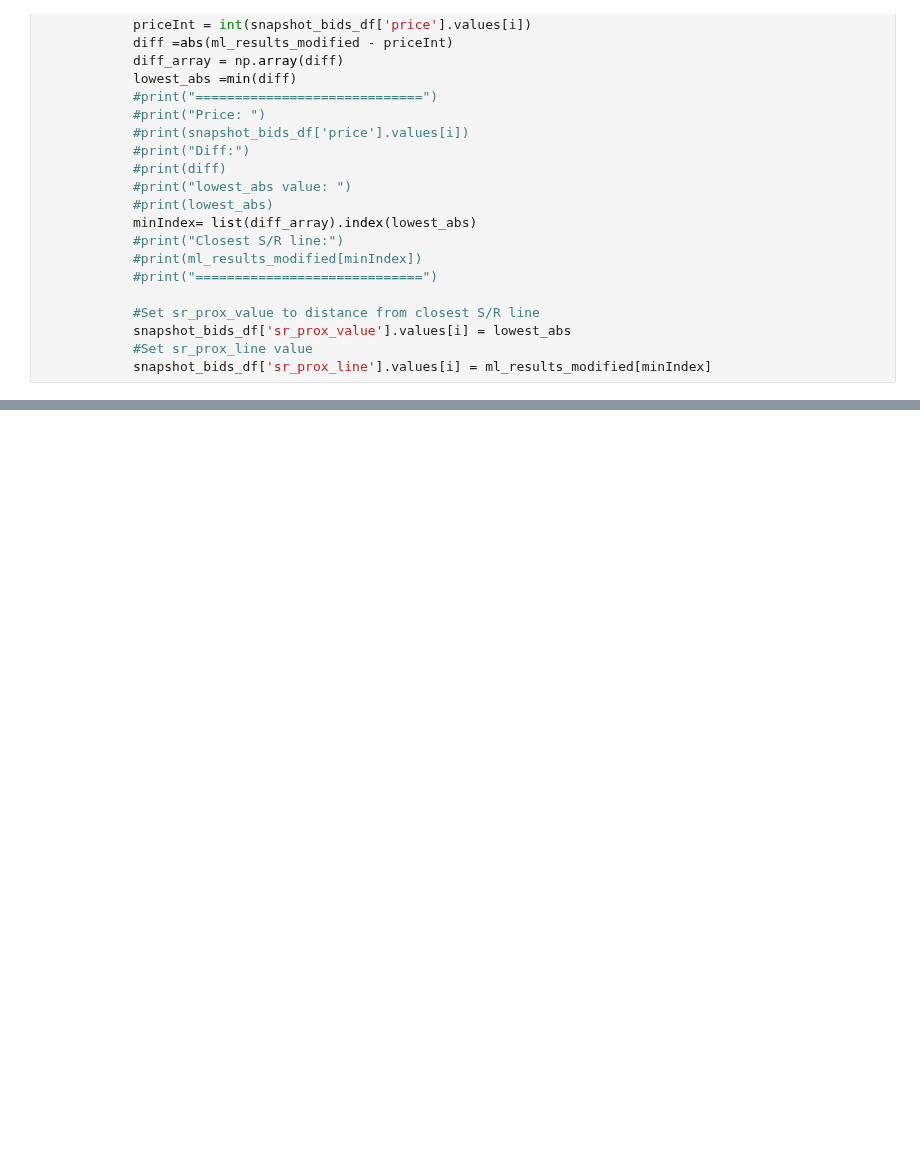
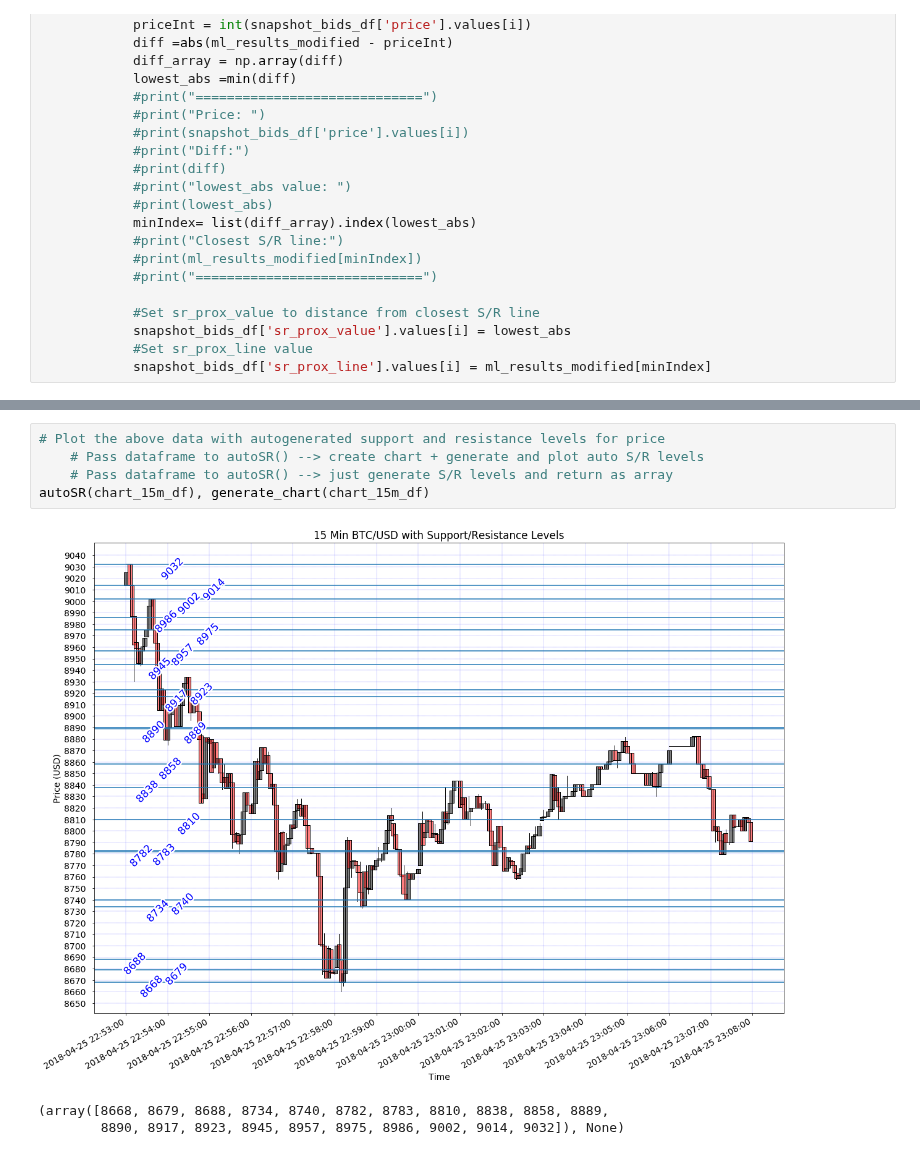
Before and after one commit to timothyyu/gdax-orderbook-ml, a Jupyter notebook: 8_program_structure_improvement.ipynb, the cells around one changed output, grey strips where cells are left out. Saved outputs shown, nothing was run; the diff lists cells and outputs as text; blank space fills up the shorter version.

```diff
--- a/8_program_structure_improvement.ipynb
+++ b/8_program_structure_improvement.ipynb
@@ -532,0 +582,9 @@ raw_csv_load()
+# %%
+# Plot the above data with autogenerated support and resistance levels for price
+    # Pass dataframe to autoSR() --> create chart + generate and plot auto S/R levels
+    # Pass dataframe to autoSR() --> just generate S/R levels and return as array
+autoSR(chart_15m_df), generate_chart(chart_15m_df)
+# %% [output]
+[figure, added]
+(array([8668, 8679, 8688, 8734, 8740, 8782, 8783, 8810, 8838, 8858, 8889,
+        8890, 8917, 8923, 8945, 8957, 8975, 8986, 9002, 9014, 9032]), None)
```
Also changed, not shown: parts of 37 cells of this notebook.
